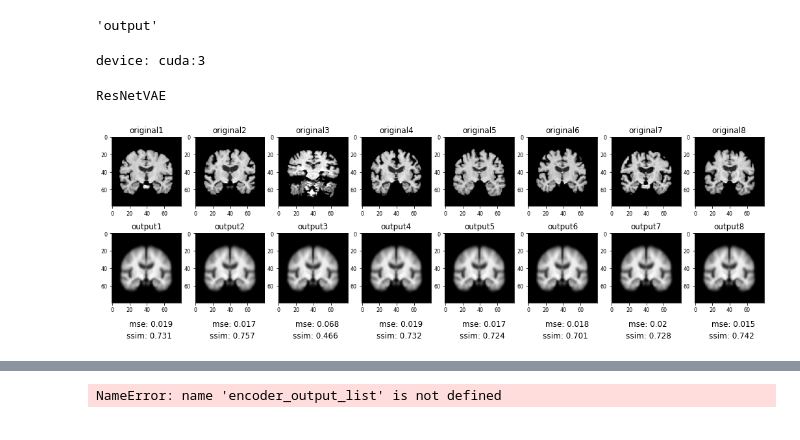
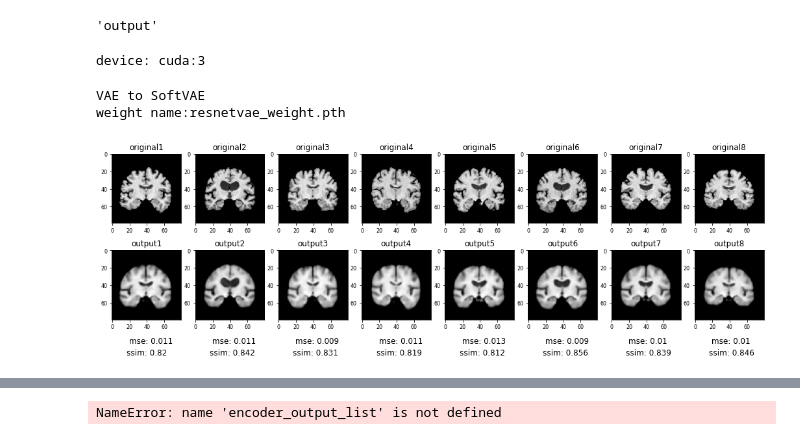
Before and after one commit to M-hayatooo/Soft-intro-VAE-for-3D-MRI, a Jupyter notebook: testshow.ipynb, the cells around one changed output, grey strips where cells are left out. Cells and saved outputs as stored; diff of their text form; code cells hidden in the pictures.

```diff
--- a/testshow.ipynb
+++ b/testshow.ipynb
@@ -82,7 +82,8 @@ def parser():
     parser.add_argument("--model", type=str, default="CAE")     # VAE or CAE
     #以下を変更でmodelなど変更
 #    args = parser.parse_args(args=['--model','SoftIntroVAE'])
-    args = parser.parse_args(args=['--model','ResNetVAE'])
+#    args = parser.parse_args(args=['--model','ResNetVAE'])
+    args = parser.parse_args(args=['--model','VAEtoSoftVAE'])
     return args
 
 
@@ -110,7 +111,8 @@ class ImageTransformio():
 
 def load_dataloader(n_train_rate, batch_size):
 #    data = load_data(kinds=["ADNI2","ADNI2-2"], classes=["CN", "AD"], unique=False)
-    data = load_data(kinds=["ADNI2-2"], classes=["CN", "AD"], unique=True)
+    data = load_data(kinds=["ADNI2"], classes=["CN", "AD"], unique=True)
+#    data = load_data(kinds=["ADNI2", "ADNI2-2"], classes=["CN", "AD", "EMCI", "LMCI", "SMC", "MCI"], unique=False)
 
     pids=[]
     for i in range(len(data)):
@@ -471,8 +474,37 @@ if args.model == "SoftIntroVAE":
     log_path = "./logs/" + args.log + "_SoftIntroVAE/"
     os.makedirs(log_path, exist_ok=True)
 
-    net = SoftIntroVAE(12, [[12,1,2],[24,1,2],[32,2,2],[48,2,2]])
-    weight_name = 'softintroVAE_weight_epoch400.pth'
+    net = models.SoftIntroVAE(12, [[12,1,2],[24,1,2],[32,2,2],[48,2,2]])
+    weight_name = 'SoftIntroVAE_4184epoch_0.pth'
+    net.load_state_dict( torch.load(log_path + weight_name) )
+#    net.load_state_dict(torch.load(log_path+'softintrovae_weight_epoch298.pth'), strict=False)
+#    val_loader_iter = iter(train_loader)  元はこのcodeになってた..
+    val_loader_iter = iter(val_loader)
+    image, _ = next(val_loader_iter)
+    image = image.to(device)
+    net.to(device)
+    net.eval()
+    with torch.no_grad():
+        _, _, _, output = net(image) # ここdataclassなどで分かりやすくしたい
+#  {{ mu, logvar, z, x_re }}
+    image = image.cpu()
+
+    for out in output:
+        output_cpu.append(out.cpu())
+
+    show_image(image, output_cpu)
+
+
+elif args.model == "VAEtoSoftVAE":
+    print("VAE to SoftVAE")
+    log_path = "./logs/" + args.log + "_VAEtoSoftVAE/"
+    os.makedirs(log_path, exist_ok=True)
+
+    net = models.SoftIntroVAE(12, [[12,1,2],[24,1,2],[32,2,2],[48,2,2]])
+    weight_name = 'resnetvae_weight.pth'
+#    weight_name = 'ResNetVAE_4184epoch390.pth'
+#    weight_name = 'VAEtoSoftIntroVAE_4184epoch_0.pth'
+    print(f"weight name:{weight_name}")
     net.load_state_dict( torch.load(log_path + weight_name) )
 #    net.load_state_dict(torch.load(log_path+'softintrovae_weight_epoch298.pth'), strict=False)
 #    val_loader_iter = iter(train_loader)  元はこのcodeになってた..
@@ -529,34 +561,35 @@ elif args.model == "CAE":
     image = image.to(device)
     net.to(device)
     net.eval()
     with torch.no_grad():
         output = net(image)
 
     image = image.cpu()
     output = output.cpu()
     show_image(image, output)
 
 
 elif args.model == "ResNetVAE":
     print("ResNetVAE")
     log_path = "./logs/" + args.log + "_ResNetVAE/"
     os.makedirs(log_path, exist_ok=True)
     net = models.ResNetVAE(12, [[12,1,2],[24,1,2],[32,2,2],[48,2,2]])
-    w_name = 'ResNetVAE_param_epoch349.pth'
+    w_name = '/ResVAE_batch_fixed_300epoch/resnetvae_end_weight.pth'
     net.load_state_dict(torch.load(log_path+w_name))
     val_loader_iter = iter(val_loader)
     image, _ = next(val_loader_iter)
     image = image.to(device)
     net.to(device)
     net.eval()
     with torch.no_grad():
         output, _, _ = net(image)
 
     image = image.cpu()
     output = output.cpu()
     show_image(image, output)
 # %% [output]
 device: cuda:3
-ResNetVAE
+VAE to SoftVAE
+weight name:resnetvae_weight.pth
-[figure, old version]
+[figure, new version]
 # %%
```
Also changed, not shown: parts of 9 cells of this notebook.
